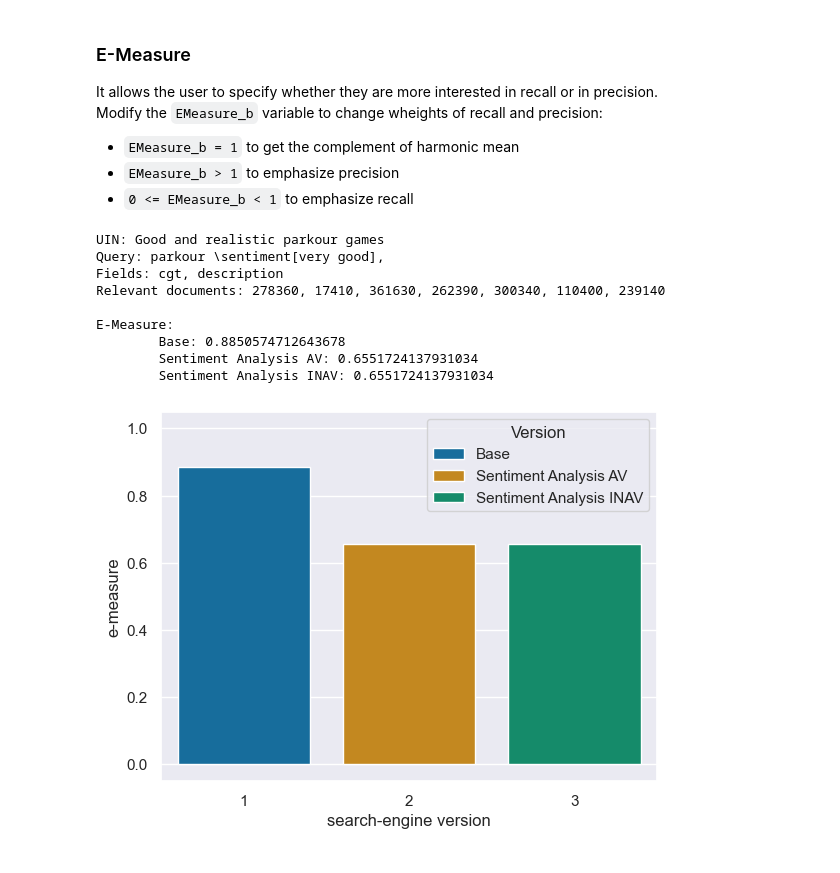
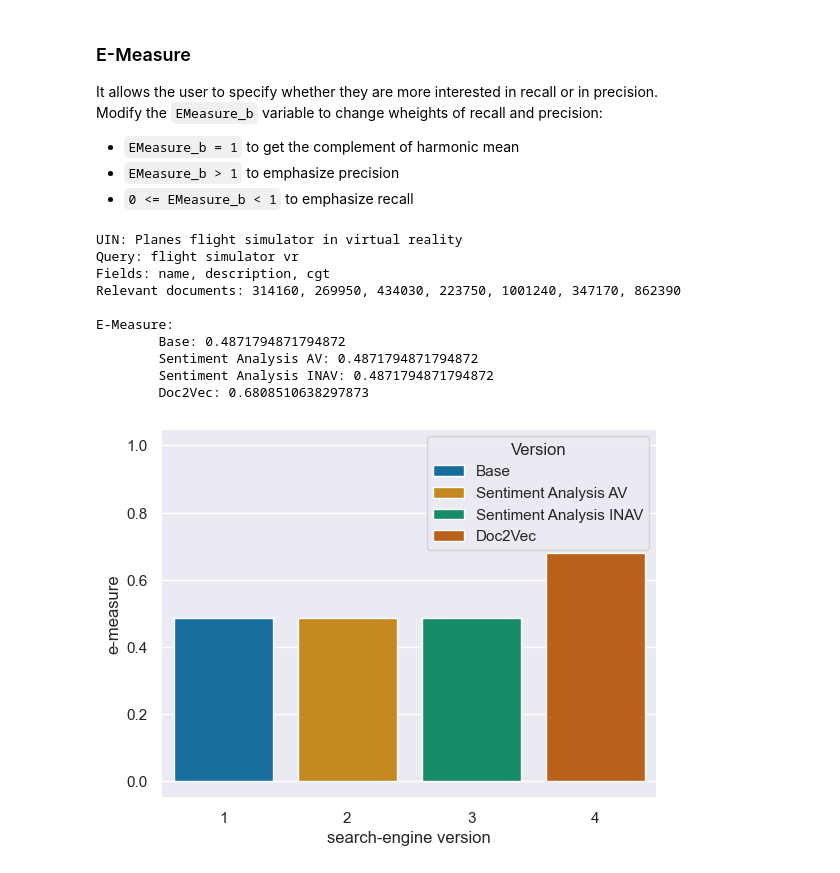
Before and after one commit to RaffaeleTranfaglia/Steam-Search-Engine, a Jupyter notebook: Benchmarks.ipynb, the cells around one changed output. Saved outputs shown, nothing was run; the diff lists cells and outputs as text; code cells hidden in the pictures.

Commit message:
added Doc2Vec version to benchmarks

```diff
--- a/Benchmarks.ipynb
+++ b/Benchmarks.ipynb
@@ -42,7 +42,7 @@ Some measures are executed on a specific query of the benchmark queries set.
 Set the variable `examined_q` to one of the benchmark queries' indexes (printed above) to apply those measures to a chosen query.
 # %%
 try:
-    examined_q = 7
+    examined_q = 0
     print("User Information Need: " + b.queries[examined_q]["UIN"])
 except IndexError as e:
     print(e)
@@ -54,18 +54,22 @@ To open the indexes and create the GameSearcher objects for each version:
 # %%
 from whoosh.index import open_dir
 from MainImplementation.GameSearcher import GameSearcher
+from TextUtilities.d2v import D2V
 import seaborn as sns
 import pandas as pd
 
 indexdirBase = "indexdir/base"
 indexdirSentiment = "indexdir/sentiment"
-if (not os.path.exists(indexdirBase) and not os.path.exists(indexdirSentiment)):
+indexdirD2V = "indexdir/d2v"
+if (not os.path.exists(indexdirBase) and not os.path.exists(indexdirSentiment) and not os.path.exists(indexdirD2V)):
         raise Exception("Index not found")
 # create the 2 index objects corresponding to the main index and the sentiment index
 main_idxb, reviews_idxb = open_dir(indexdirBase + "/main_index"), open_dir(indexdirBase + "/reviews_index")
 main_idxs, reviews_idxs = open_dir(indexdirSentiment + "/main_index"), open_dir(indexdirSentiment + "/reviews_index")
+d2v_models, d2v_i_to_fp = D2V.load_model("Dataset", indexdirD2V, 1)
 
 # there is one GameSearcher object for every version of the engine
-SearcherBaseVersion = GameSearcher(main_idxb, reviews_idxb)
-SearcherSentimentAV = GameSearcher(main_idxs, reviews_idxs, True, "av")
-SearcherSentimentINAV = GameSearcher(main_idxs, reviews_idxs, True, "inav")
+SearcherBaseVersion = GameSearcher(main_idxb, reviews_idxb, False, "false", False, None, None, "Dataset")
+SearcherSentimentAV = GameSearcher(main_idxs, reviews_idxs, True, "av", False, None, None, "Dataset")
+SearcherSentimentINAV = GameSearcher(main_idxs, reviews_idxs, True, "ianv", False, None, None, "Dataset")
+SearcherD2V = GameSearcher(None, None, False, "false", True, d2v_models, d2v_i_to_fp, "Dataset")
@@ -442,49 +477,54 @@ EMeasure_b = 0.5
 answerB = SearcherBaseVersion.search(b.queries[examined_q]["query"], b.queries[examined_q]["fields"])
 answerAV = SearcherSentimentAV.search(b.queries[examined_q]["query"], b.queries[examined_q]["fields"])
 answerINAV = SearcherSentimentINAV.search(b.queries[examined_q]["query"], b.queries[examined_q]["fields"])
+answerD2V = SearcherD2V.search(b.queries[examined_q]["query"], b.queries[examined_q]["fields"])
 
 # exctract the app_id field from the retrieved games
 aB = [int(x["app_id"]) for x in answerB]
 aAV = [int(x["app_id"]) for x in answerAV]
 aINAV = [int(x["app_id"]) for x in answerINAV]
+aD2V = [int(x["app_id"]) for x in answerD2V]
 
 # compute the E-Measure
 EmB = b.EMeasure(b.queries[examined_q]["relevant_documents"], aB, EMeasure_b)
 EmAV = b.EMeasure(b.queries[examined_q]["relevant_documents"], aAV, EMeasure_b)
 EmINAV = b.EMeasure(b.queries[examined_q]["relevant_documents"], aINAV, EMeasure_b)
+EmD2V = b.EMeasure(b.queries[examined_q]["relevant_documents"], aD2V, EMeasure_b)
 
 # print the average precision for each version
 b.print_query(examined_q)
 print()
 print("E-Measure: ")
 print(f"\tBase: {EmB}")
 print(f"\tSentiment Analysis AV: {EmAV}")
 print(f"\tSentiment Analysis INAV: {EmINAV}")
+print(f"\tDoc2Vec: {EmD2V}")
 
 # plot the average precisions
 # apply the default theme
 sns.set_theme()
 
-versionHUE = ["Base", "Sentiment Analysis AV", "Sentiment Analysis INAV"]
-versions = [1, 2, 3]
-Ems = [EmB, EmAV, EmINAV]
+versionHUE = ["Base", "Sentiment Analysis AV", "Sentiment Analysis INAV", "Doc2Vec"]
+versions = [1, 2, 3, 4]
+Ems = [EmB, EmAV, EmINAV, EmD2V]
 
 # create a dataframe for Seaborn
 df = pd.DataFrame({"search-engine version": versions, "e-measure": Ems, "Version": versionHUE})
 
 # plot the bar graph
 pltEm = sns.barplot(data = df, x = "search-engine version", y = 'e-measure', palette="colorblind", hue="Version")
 
 # set fixed axes, the semicolon suppress the output
 pltEm.set_ylim([-0.05, 1.05]); # set y-axis
 # %% [output]
-UIN: Good and realistic parkour games
-Query: parkour \sentiment[very good],
-Fields: cgt, description
-Relevant documents: 278360, 17410, 361630, 262390, 300340, 110400, 239140
+UIN: Planes flight simulator in virtual reality
+Query: flight simulator vr
+Fields: name, description, cgt
+Relevant documents: 314160, 269950, 434030, 223750, 1001240, 347170, 862390
 
 E-Measure:
-        Base: 0.8850574712643678
-        Sentiment Analysis AV: 0.6551724137931034
-        Sentiment Analysis INAV: 0.6551724137931034
+        Base: 0.4871794871794872
+        Sentiment Analysis AV: 0.4871794871794872
+        Sentiment Analysis INAV: 0.4871794871794872
+        Doc2Vec: 0.6808510638297873
-[figure, old version]
+[figure, new version]
```
Also changed, not shown: parts of 10 cells of this notebook.
